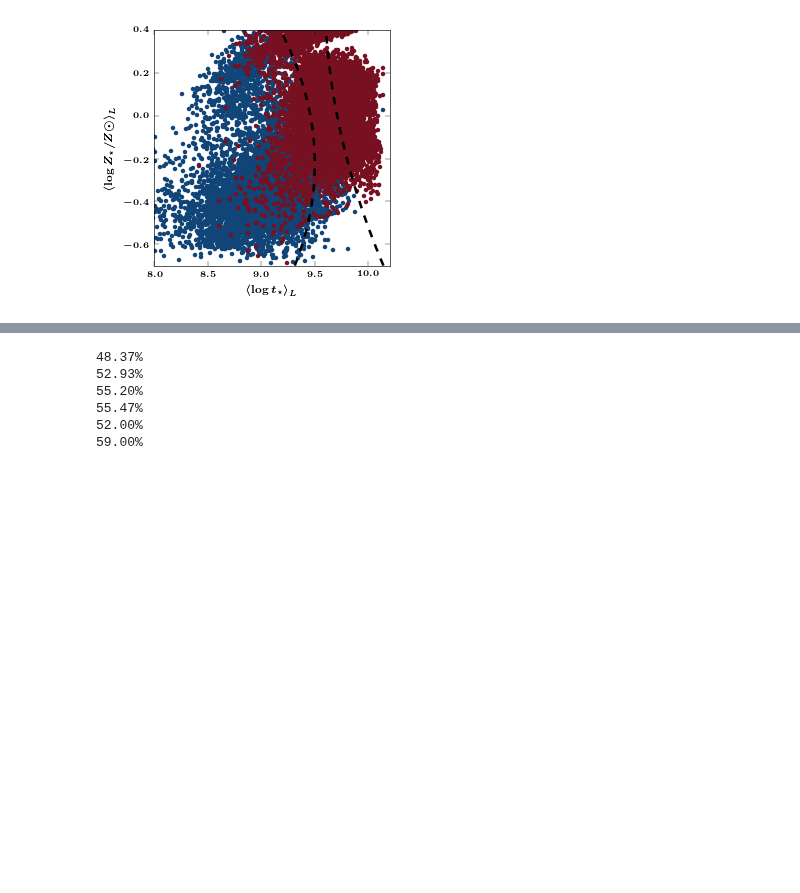
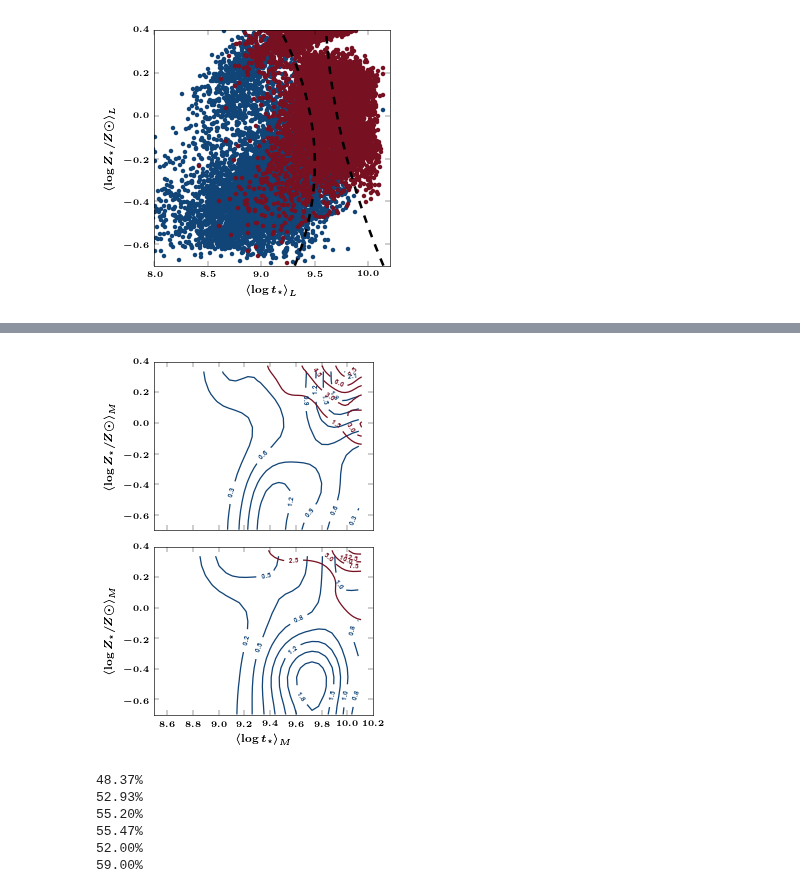
Before and after one commit to ajmejia/notebooks, a Jupyter notebook: RealDeal.ipynb, the cells around one changed output, grey strips where cells are left out. Drawn from its saved outputs; the diff is of its cells as text; code cells hidden in the pictures; blank space fills up the shorter version.

```diff
--- a/RealDeal.ipynb
+++ b/RealDeal.ipynb
@@ -233,3 +232,47 @@ savefig(od + "AMR")
+# %%
+fig, axs = subplots(2, 1, figsize=(3.3, 4.5), sharex=True, sharey=True)
+
+xlim(8.5, 10.2)
+ylim(-0.7, 0.4)
+axs[1].set_xlabel(par_lbs[1])
+axs[0].set_ylabel(par_lbs[3])
+axs[1].set_ylabel(par_lbs[3])
+
+nx, xi, xf, bsx = nbins(S[sfgal, 2])
+ny, yi, yf, bsy = nbins(S[sfgal, 3])
+
+H, xe, ye = histogram2d(S[sfgal, 2], S[sfgal, 3], bins=(nx, ny), normed=True)
+H = gaussian_filter(H, sigma=3)
+
+cont = axs[0].contour(xe[:- 1], ye[:- 1], H.T, colors=colors[0])
+clabel(cont, fontsize=5, fmt=r"\bf %.1f", inline=True)
+
+H, xe, ye = histogram2d(J[sfgal, 2], J[sfgal, 3], bins=(nx, ny), normed=True)
+H = gaussian_filter(H, sigma=3)
+
+cont = axs[1].contour(xe[:- 1], ye[:- 1], H.T, colors=colors[0])
+clabel(cont, fontsize=5, fmt=r"\bf %.1f", inline=True)
+
+nx, xi, xf, bsx = nbins(S[pagal, 2])
+ny, yi, yf, bsy = nbins(S[pagal, 3])
+
+H, xe, ye = histogram2d(S[pagal, 2], S[pagal, 3], bins=(nx, ny), normed=True)
+H = gaussian_filter(H, sigma=3)
+
+cont = axs[0].contour(xe[:- 1], ye[:- 1], H.T, colors=colors[2])
+clabel(cont, fontsize=5, fmt=r"\bf %.1f", inline=True)
+
+H, xe, ye = histogram2d(J[pagal, 2], J[pagal, 3], bins=(nx, ny), normed=True)
+H = gaussian_filter(H, sigma=3)
+
+cont = axs[1].contour(xe[:- 1], ye[:- 1], H.T, colors=colors[2])
+clabel(cont, fontsize=5, fmt=r"\bf %.1f", inline=True)
+
+tight_layout()
+
+savefig(od + "mw_AMR")
+# %% [output]
+[figure, added]
 # %%
 plot(cat["redshift"], rat, ".", mfc="none", mec="0.5", mew=1.5)
 plot(cat["redshift"][pagal], rat[pagal], ",", mfc=colors[2])
```
Also changed, not shown: parts of 5 cells of this notebook.
